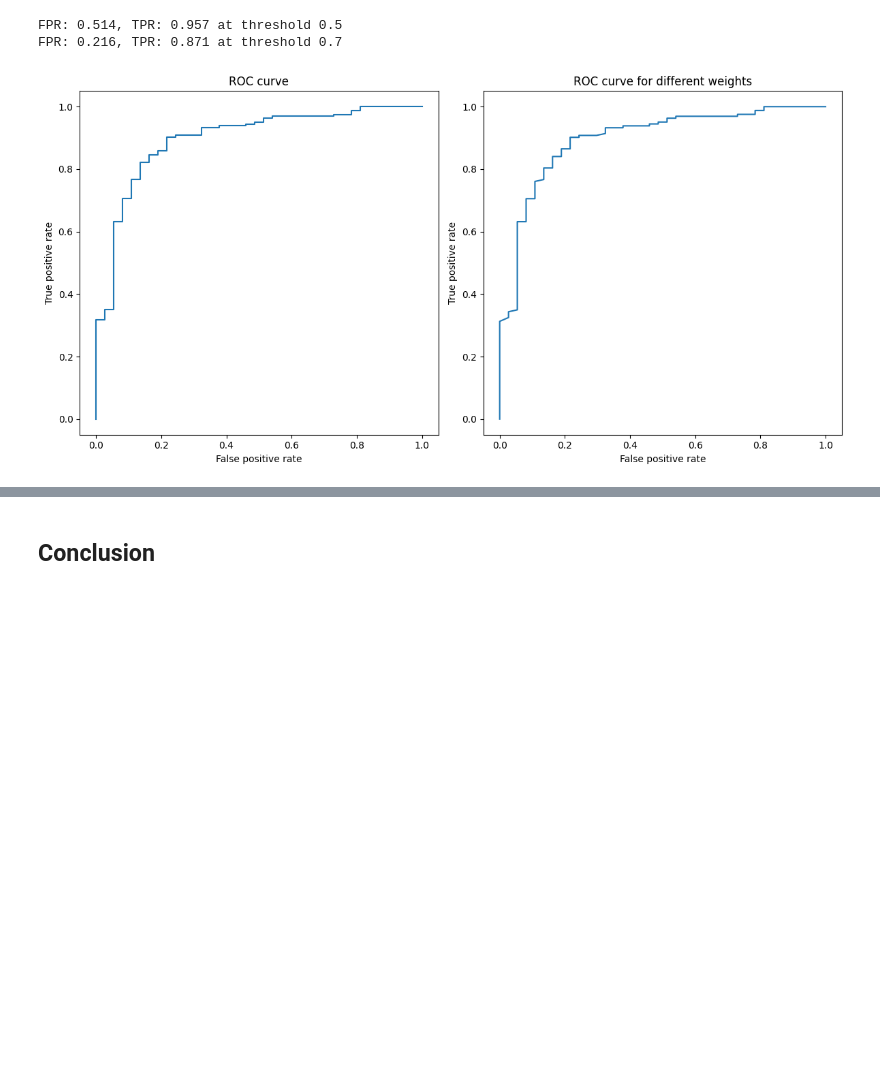
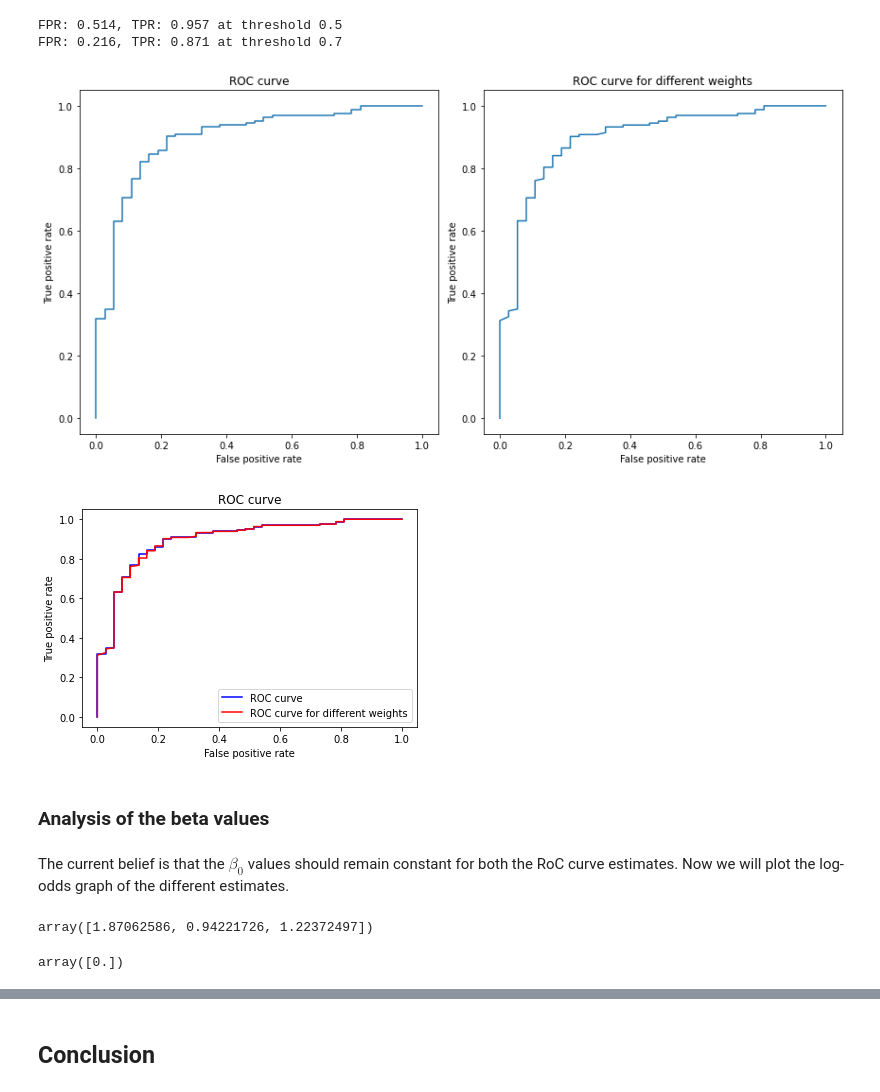
Before and after one commit to katzkid/RoC_Analysis, a Jupyter notebook: RoC_Analysis.ipynb, the cells around one changed output, grey strips where cells are left out. Cells and saved outputs as stored; diff of their text form; code cells hidden in the pictures; blank space fills up the shorter version.

Commit message:
log odds graph

```diff
--- a/RoC_Analysis.ipynb
+++ b/RoC_Analysis.ipynb
@@ -121,30 +121,54 @@ dict_weighted_clfs = {}
 for w in minority_class_weight:
     class_weights = {0: 1 - w, 1: w}
 
     clf_weighted = LogisticRegression(fit_intercept=False, class_weight=class_weights)
     clf_weighted.fit(X_train, y_train)
 
     res = get_fpr_tpr(clf_weighted, X_test, y_test, threshold=0.5)
     dict_weighted_clfs[w] = {
         "model": clf_weighted,
         "fpr": res["fpr"],
         "tpr": res["tpr"]
     }
     #print(f"Weight: {w:.2f}, FPR: {res['fpr']:.3f}, TPR: {res['tpr']:.3f}")
 
 # Plot the FPR vs TPR for the different weights
 fig,ax = plt.subplots(1, 2, figsize=(12, 6))
 ax[0].plot(fpr_roc, tpr_roc)
 ax[0].set_xlabel('False positive rate')
 ax[0].set_ylabel('True positive rate')
 ax[0].set_title('ROC curve')
 ax[1].plot([v["fpr"] for v in dict_weighted_clfs.values()], [v["tpr"] for v in dict_weighted_clfs.values()])
 ax[1].set_xlabel('False positive rate')
 ax[1].set_ylabel('True positive rate')
 ax[1].set_title('ROC curve for different weights')
 
 
 plt.tight_layout()
 plt.show()
+
+# Plot both the curves on the same plot figure
+plt.figure()
+figsize=(12, 12)
+plt.plot(fpr_roc, tpr_roc, label='ROC curve',color='blue')
+plt.plot([v["fpr"] for v in dict_weighted_clfs.values()], [v["tpr"] for v in dict_weighted_clfs.values()], label='ROC curve for different weights',color='red')
+plt.xlabel('False positive rate')
+plt.ylabel('True positive rate')
+plt.legend()
+plt.title('ROC curve')
+plt.show()
 # %% [output]
 [figure]
+[figure, added]
+# %% [markdown]
+### Analysis of the beta values
+# %% [markdown]
+The current belief is that the $\beta_0$ values should remain constant for both the RoC curve estimates. Now we will plot the log-odds graph of the different estimates.
+# %%
+dict_weighted_clfs[0.5]["model"].coef_[0]
+# %% [output]
+array([1.87062586, 0.94221726, 1.22372497])
+# %%
+dict_weighted_clfs[0.5]["model"].intercept_
+# %% [output]
+array([0.])
```
Also changed, not shown: parts of 3 cells of this notebook.
